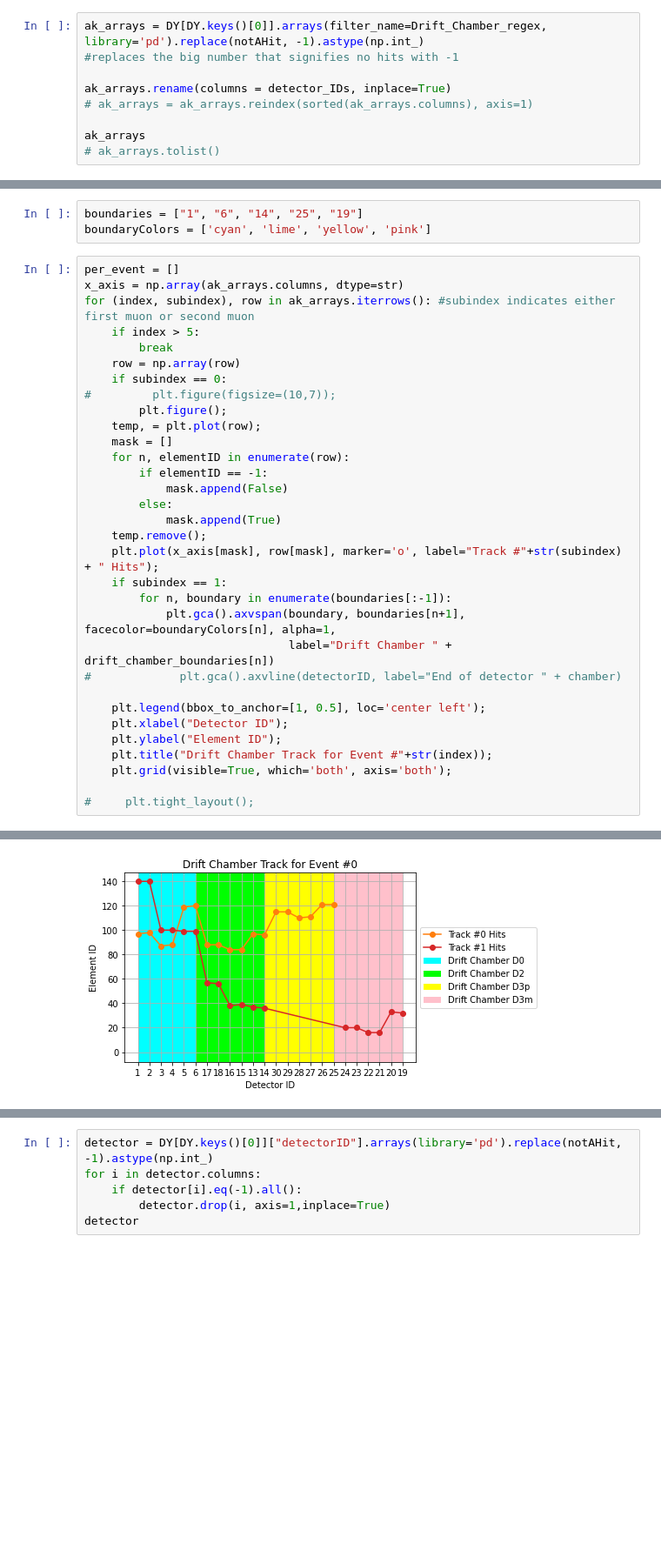
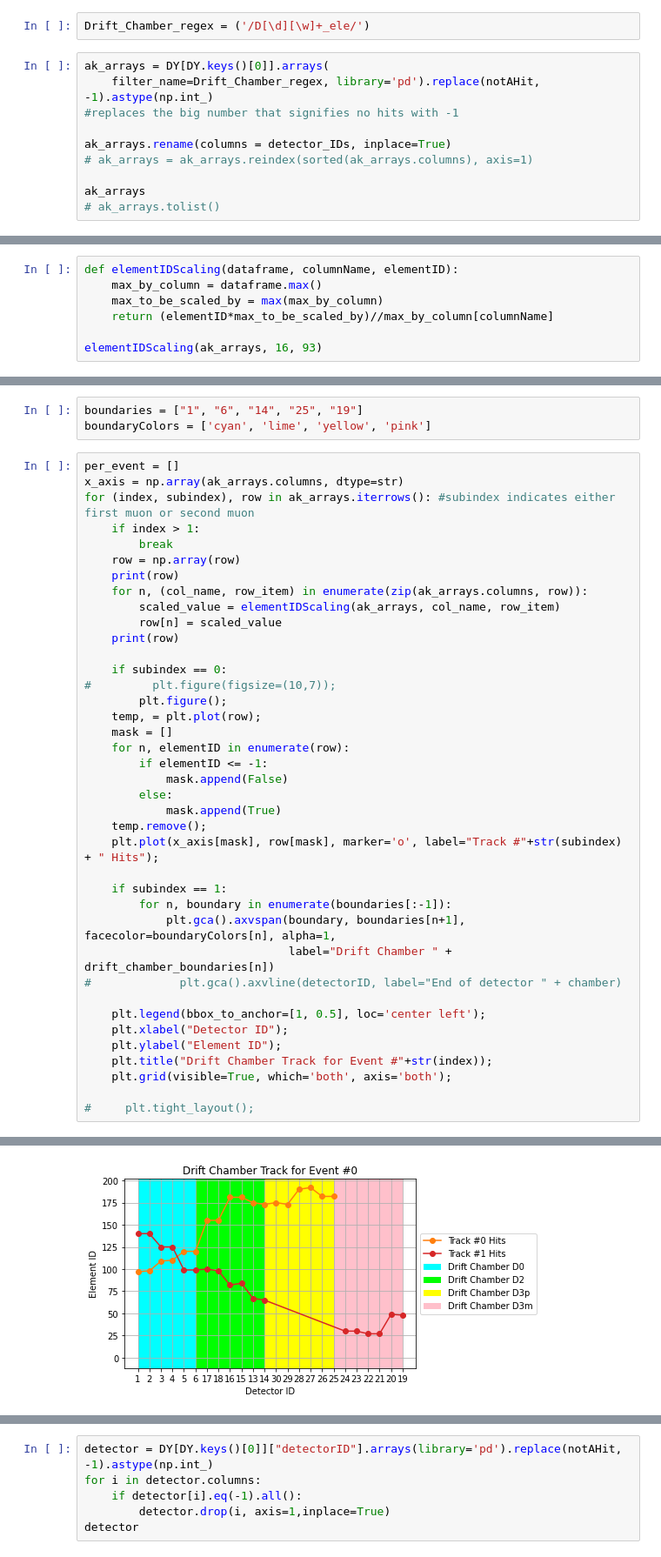
Before and after one commit to extraction-tools/ANN, a Jupyter notebook: Mohit/DrellYan_2021_June22/HitMatrix.ipynb, the cells around one changed output, grey strips where cells are left out. Shown at 87% size. Saved outputs shown, nothing was run; the diff lists cells and outputs as text; blank space fills up the shorter version.

Commit message:
Made Plots Better

```diff
--- a/Mohit/DrellYan_2021_June22/HitMatrix.ipynb
+++ b/Mohit/DrellYan_2021_June22/HitMatrix.ipynb
@@ -101,8 +101,11 @@ print(detector_IDs)
 {'D0U_ele': 1, 'D0Up_ele': 2, 'D0X_ele': 3, 'D0Xp_ele': 4, 'D0V_ele': 5, 'D0Vp_ele': 6, 'D2U_ele': 17, 'D2Up_ele': 18, 'D2X_ele': 16, 'D2Xp_ele': 15, 'D2V_ele': 13, 'D2Vp_ele': 14, 'D3pU_ele': 24, 'D3 ...
 # %%
 drift_chamber_boundaries = ["D0", "D2", "D3p", "D3m"]
+# %%
+Drift_Chamber_regex = ('/D[\d][\w]+_ele/')
 # %%
-ak_arrays = DY[DY.keys()[0]].arrays(filter_name=Drift_Chamber_regex, library='pd').replace(notAHit, -1).astype(np.int_)
+ak_arrays = DY[DY.keys()[0]].arrays(
+    filter_name=Drift_Chamber_regex, library='pd').replace(notAHit, -1).astype(np.int_)
 #replaces the big number that signifies no hits with -1
 
 ak_arrays.rename(columns = detector_IDs, inplace=True)
@@ -127,0 +139,7 @@ ak_arrays
+# %%
+def elementIDScaling(dataframe, columnName, elementID):
+    max_by_column = dataframe.max()
+    max_to_be_scaled_by = max(max_by_column)
+    return (elementID*max_to_be_scaled_by)//max_by_column[columnName]
+
+elementIDScaling(ak_arrays, 16, 93)
@@ -132,21 +152,28 @@ boundaryColors = ['cyan', 'lime', 'yellow', 'pink']
 per_event = []
 x_axis = np.array(ak_arrays.columns, dtype=str)
 for (index, subindex), row in ak_arrays.iterrows(): #subindex indicates either first muon or second muon
-    if index > 5:
+    if index > 1:
         break
     row = np.array(row)
+    print(row)
+    for n, (col_name, row_item) in enumerate(zip(ak_arrays.columns, row)):
+        scaled_value = elementIDScaling(ak_arrays, col_name, row_item)
+        row[n] = scaled_value
+    print(row)
+
     if subindex == 0:
 #         plt.figure(figsize=(10,7));
         plt.figure();
     temp, = plt.plot(row);
     mask = []
     for n, elementID in enumerate(row):
-        if elementID == -1:
+        if elementID <= -1:
             mask.append(False)
         else:
             mask.append(True)
     temp.remove();
     plt.plot(x_axis[mask], row[mask], marker='o', label="Track #"+str(subindex) + " Hits");
+
     if subindex == 1:
         for n, boundary in enumerate(boundaries[:-1]):
             plt.gca().axvspan(boundary, boundaries[n+1], facecolor=boundaryColors[n], alpha=1,
@@ -164 +207 @@ for (index, subindex), row in ak_arrays.iterrows(): #subindex indicates either f
-[figure, old version]
+[figure, new version]
```
Also changed, not shown: parts of 5 cells of this notebook, 9 other files.
